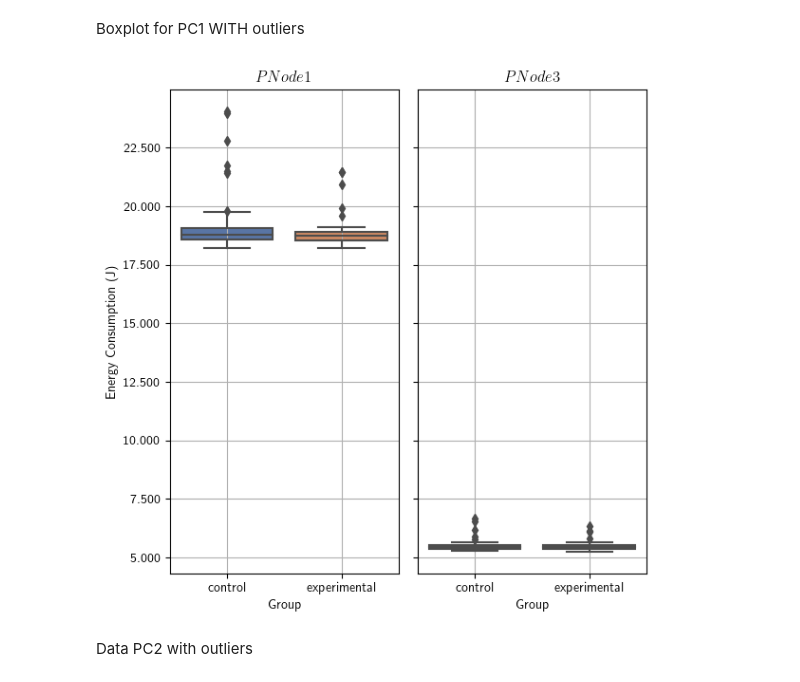
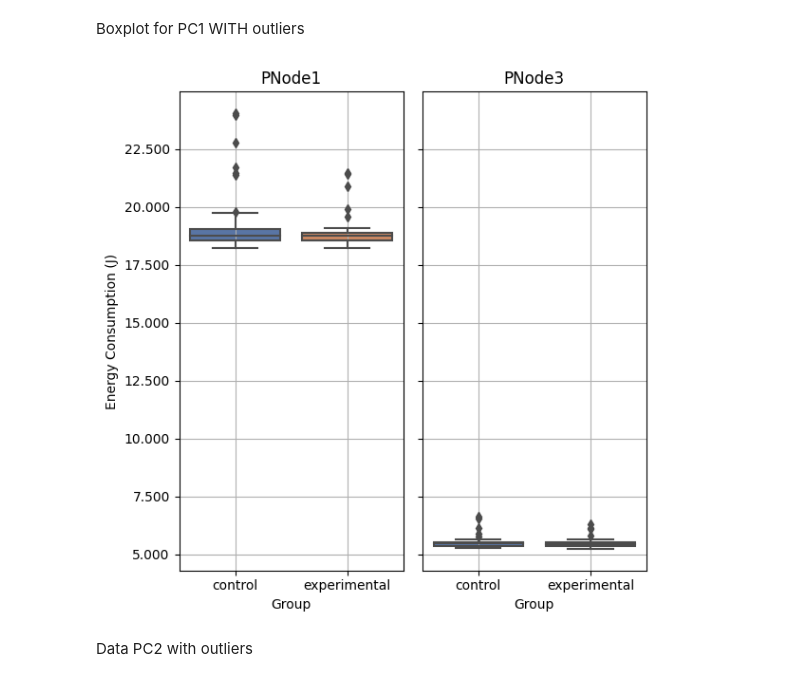
Before and after one commit to Flavio8699/ms-thesis-replication-package, a Jupyter notebook: replication-package-RQ3/Efficiency/efficiency-analysis.ipynb, the cells around one changed output. Drawn from its saved outputs; the diff is of its cells as text; code cells hidden in the pictures.

```diff
--- a/replication-package-RQ3/Efficiency/efficiency-analysis.ipynb
+++ b/replication-package-RQ3/Efficiency/efficiency-analysis.ipynb
@@ -4,24 +4,21 @@ import seaborn as sns
 import matplotlib as plt
 import numpy as np
 
-import matplotlib as mpl
-mpl.rcParams['text.usetex'] = True
-
 df1 = pd.read_csv('datasets/control/dataset_2024-05-17_21-00_50x_48C_6-conc.csv')
 df1['group'] = 'control'
-df1['source'] = '$PNode1$'
+df1['source'] = 'PNode1'
 
 df2 = pd.read_csv('datasets/control/dataset_2024-05-18_21-00_50x_44C_6-conc.csv')
 df2['group'] = 'control'
-df2['source'] = '$PNode2$'
+df2['source'] = 'PNode2'
 
 df3 = pd.read_csv('datasets/experimental/dataset_2024-05-19_21-00_50x_48C_6-conc.csv')
 df3['group'] = 'experimental'
-df3['source'] = '$PNode1$'
+df3['source'] = 'PNode1'
 
 df4 = pd.read_csv('datasets/experimental/dataset_2024-05-20_21-00_50x_44C_6-conc.csv')
 df4['group'] = 'experimental'
-df4['source'] = '$PNode2$'
+df4['source'] = 'PNode2'
 
 
 df = pd.concat([df1, df2, df3, df4])
@@ -59,8 +56,8 @@ colors = sns.color_palette("deep")
 # %% [markdown]
 Split dataset into 2 pcs
 # %%
-node1 = df[df['source'] == '$PNode1$']
-node2 = df[df['source'] == '$PNode2$']
+node1 = df[df['source'] == 'PNode1']
+node2 = df[df['source'] == 'PNode2']
 # %% [markdown]
 Std and mean of monitoring pc power consumption
 # %%
@@ -112,35 +109,35 @@ Boxplot for PC1 WITH outliers
 # %%
 import pandas as pd
 import matplotlib.pyplot as plt
 import seaborn as sns
 
 fig, axes = plt.subplots(1, 2, figsize=(6, 6), sharey=True)
 
 # Plot for Node 1
 sns.boxplot(x='group', y='cicd_server_joules_consumption', data=node1,
             ax=axes[0], linewidth=1.5, palette='deep')
-axes[0].set_title('$PNode1$')
+axes[0].set_title('PNode1')
 axes[0].set_xlabel('Group')
 axes[0].set_ylabel('Energy Consumption (J)')
 axes[0].grid(True)
 
 sns.boxplot(x='group', y='monitoring_pc_joules_consumption', data=node1,
             ax=axes[1], linewidth=1.5, palette='deep')
-axes[1].set_title('$PNode3$')
+axes[1].set_title('PNode3')
 axes[1].set_xlabel('Group')
 axes[1].set_ylabel('')
 
 axes[1].set_ylim(axes[0].get_ylim())
 axes[1].grid(True)
 
 axes[0].yaxis.set_major_formatter(plt.FuncFormatter(lambda x, loc: f'{x:,.0f}'.replace(',', '*').replace('.', ',').replace('*', '.')))
 axes[1].yaxis.set_major_formatter(plt.FuncFormatter(lambda x, loc: f'{x:,.0f}'.replace(',', '*').replace('.', ',').replace('*', '.')))
 
 plt.tight_layout()
 plt.savefig('outliers-1-3.pdf', dpi=300)
 plt.show()
 # %% [output]
-[figure, old version]
+[figure, new version]
 # %% [markdown]
 Data PC2 with outliers
 # %%
```
Also changed, not shown: parts of 7 cells of this notebook.
